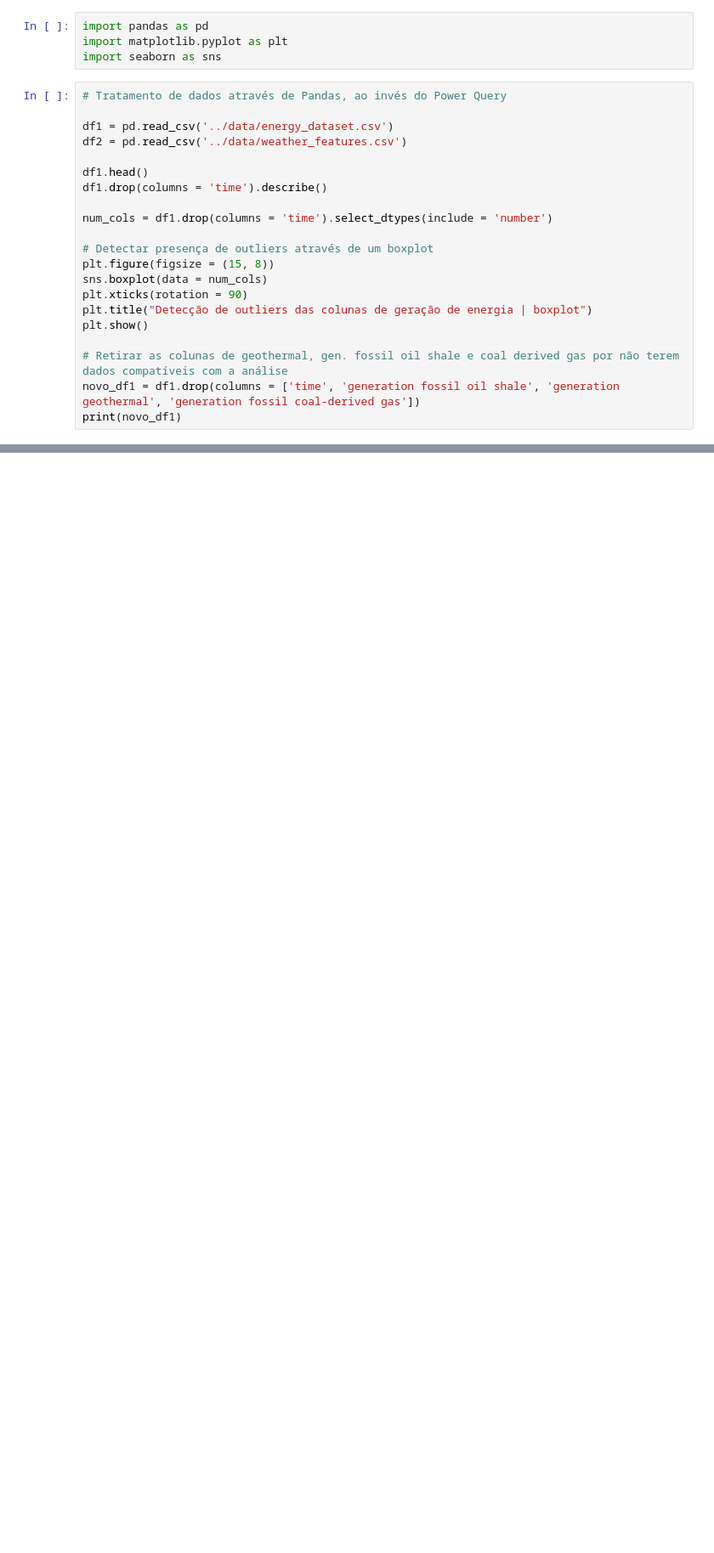
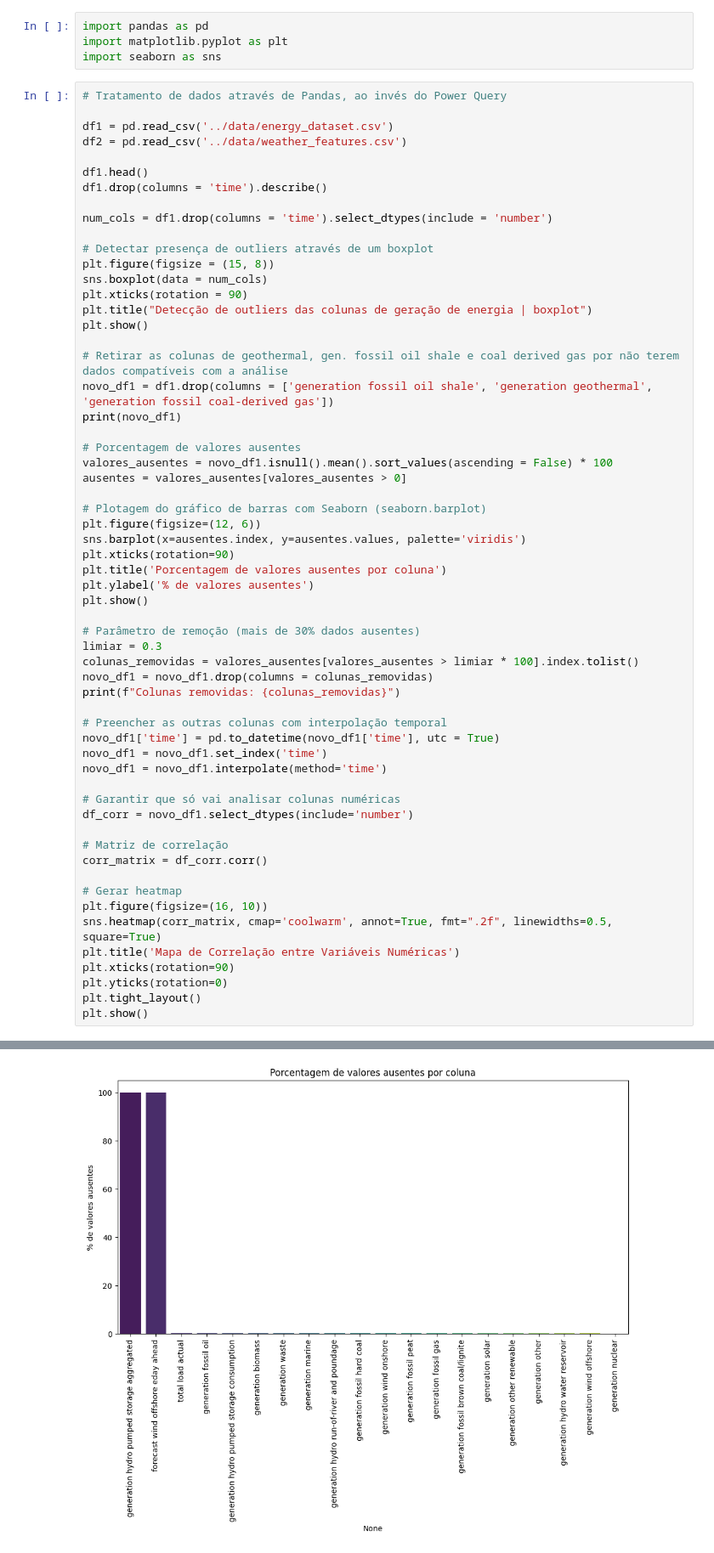
Before and after one commit to dataexpert0/time-series-forecasting-r-powerbi, a Jupyter notebook: notebooks/exploratory-analysis.ipynb, the cells around one changed output, grey strips where cells are left out. Shown at 85% size. Saved outputs shown, nothing was run; the diff lists cells and outputs as text; blank space fills up the shorter version.

Commit message:
update: Tratamento e limpeza de dados e correlação de Pearson entre variáveis quantitativas contínuas

```diff
--- a/notebooks/exploratory-analysis.ipynb
+++ b/notebooks/exploratory-analysis.ipynb
@@ -21,7 +21,45 @@ plt.title("Detecção de outliers das colunas de geração de energia | boxplot"
 plt.show()
 
 # Retirar as colunas de geothermal, gen. fossil oil shale e coal derived gas por não terem dados compatíveis com a análise
-novo_df1 = df1.drop(columns = ['time', 'generation fossil oil shale', 'generation geothermal', 'generation fossil coal-derived gas'])
+novo_df1 = df1.drop(columns = ['generation fossil oil shale', 'generation geothermal', 'generation fossil coal-derived gas'])
 print(novo_df1)
+
+# Porcentagem de valores ausentes
+valores_ausentes = novo_df1.isnull().mean().sort_values(ascending = False) * 100
+ausentes = valores_ausentes[valores_ausentes > 0]
+
+# Plotagem do gráfico de barras com Seaborn (seaborn.barplot)
+plt.figure(figsize=(12, 6))
+sns.barplot(x=ausentes.index, y=ausentes.values, palette='viridis')
+plt.xticks(rotation=90)
+plt.title('Porcentagem de valores ausentes por coluna')
+plt.ylabel('% de valores ausentes')
+plt.show()
+
+# Parâmetro de remoção (mais de 30% dados ausentes)
+limiar = 0.3
+colunas_removidas = valores_ausentes[valores_ausentes > limiar * 100].index.tolist()
+novo_df1 = novo_df1.drop(columns = colunas_removidas)
+print(f"Colunas removidas: {colunas_removidas}")
+
+# Preencher as outras colunas com interpolação temporal
+novo_df1['time'] = pd.to_datetime(novo_df1['time'], utc = True)
+novo_df1 = novo_df1.set_index('time')
+novo_df1 = novo_df1.interpolate(method='time')
+
+# Garantir que só vai analisar colunas numéricas
+df_corr = novo_df1.select_dtypes(include='number')
+
+# Matriz de correlação
+corr_matrix = df_corr.corr()
+
+# Gerar heatmap
+plt.figure(figsize=(16, 10))
+sns.heatmap(corr_matrix, cmap='coolwarm', annot=True, fmt=".2f", linewidths=0.5, square=True)
+plt.title('Mapa de Correlação entre Variáveis Numéricas')
+plt.xticks(rotation=90)
+plt.yticks(rotation=0)
+plt.tight_layout()
+plt.show()
 # %% [output]
 [figure]
@@ -44,0 +86 @@ print(novo_df1)
+[figure, added]
```
Also changed, not shown: parts of 1 cell of this notebook.
